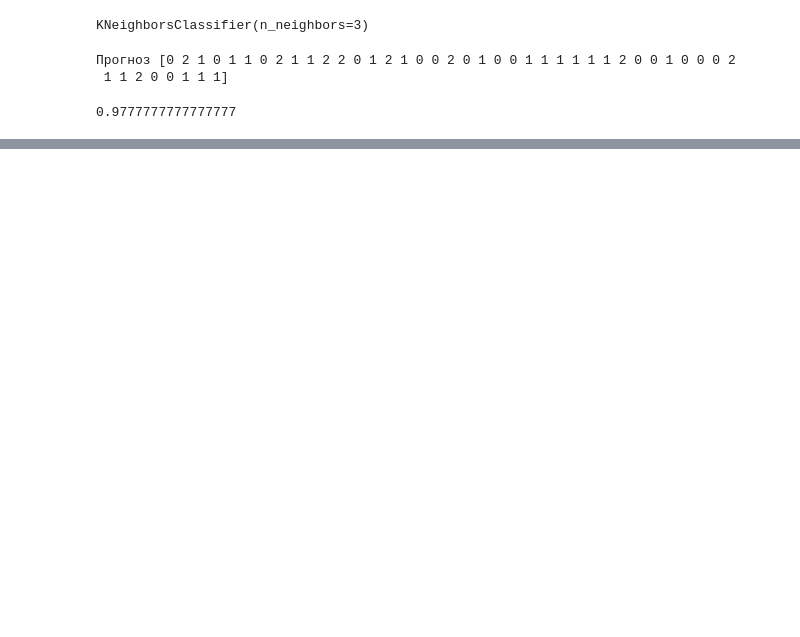
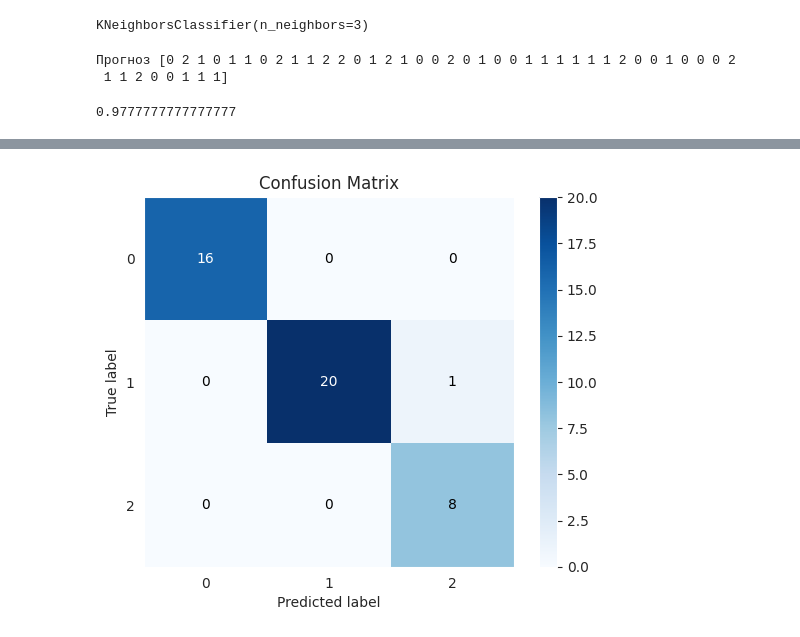
Before and after one commit to dastankg/BigData, a Jupyter notebook: BigData/lab4/wine.ipynb, the cells around one changed output, grey strips where cells are left out. Drawn from its saved outputs; the diff is of its cells as text; code cells hidden in the pictures; blank space fills up the shorter version.

```diff
--- a/BigData/lab4/wine.ipynb
+++ b/BigData/lab4/wine.ipynb
@@ -99,0 +151,6 @@ print(np.mean(y_pred == y_test))
+# %%
+# Этот код строит матрицу неточностей или матрицу ошибок (confusion matrix) для результатов классификации.
+skplt.metrics.plot_confusion_matrix(y_test,y_pred, normalize=False)
+plt.show()
+# %% [output]
+[figure, added]
```
Also changed, not shown: parts of 11 cells of this notebook.
